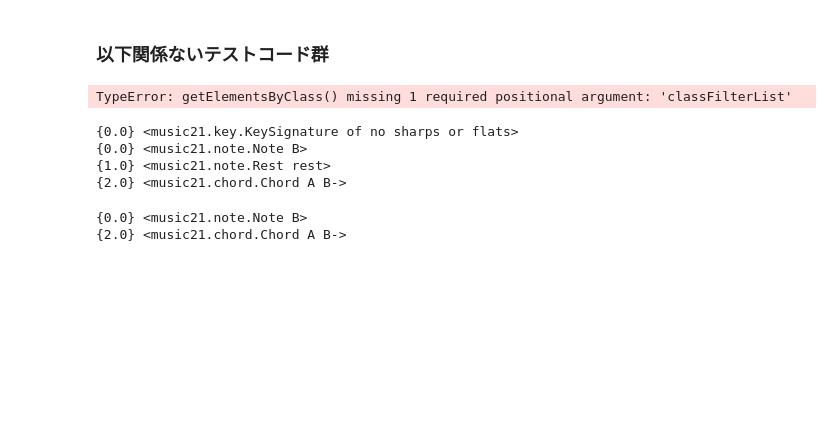
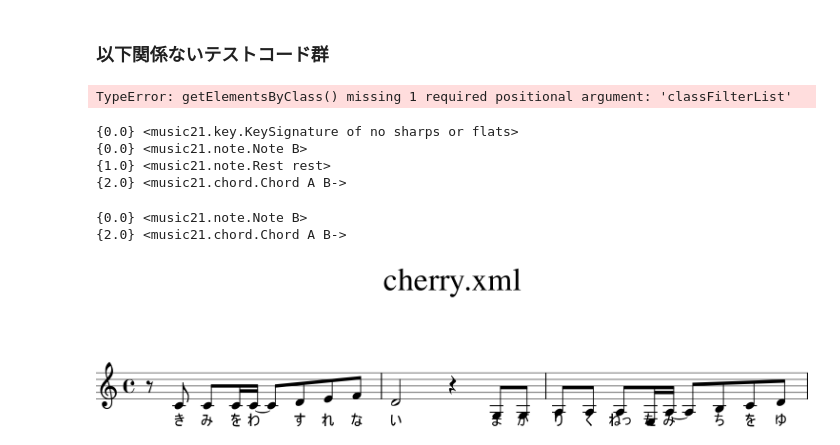
Before and after one commit to LifeEshiniki/sotsuken, a Jupyter notebook: mxlshukei0927.ipynb, the cells around one changed output. Saved outputs shown, nothing was run; the diff lists cells and outputs as text; code cells hidden in the pictures; blank space fills up the shorter version.

```diff
--- a/mxlshukei0927.ipynb
+++ b/mxlshukei0927.ipynb
@@ -116,3 +126,10 @@ noteStream.show('text')
 # %% [output]
 {0.0} <music21.note.Note B>
 {2.0} <music21.chord.Chord A B->
+# %%
+piece1 = m21.converter.parse("./cherry.xml")
+vocal1 = piece1.parts[0]
+# %%
+vocal1.measures(10,33).show()
+# %% [output]
+[figure, added]
```
Also changed, not shown: parts of 14 cells of this notebook, 2 other files.
